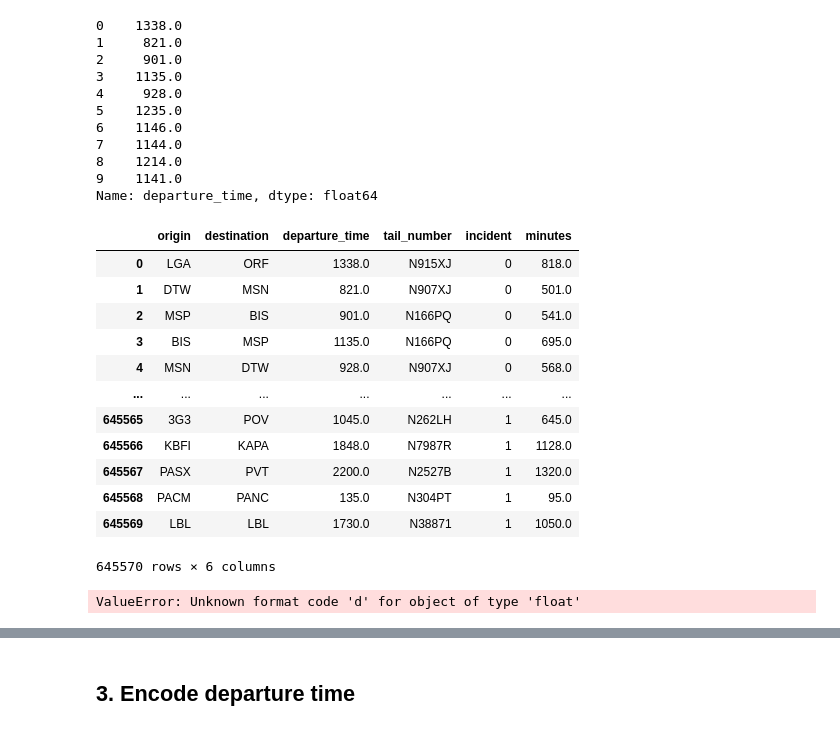
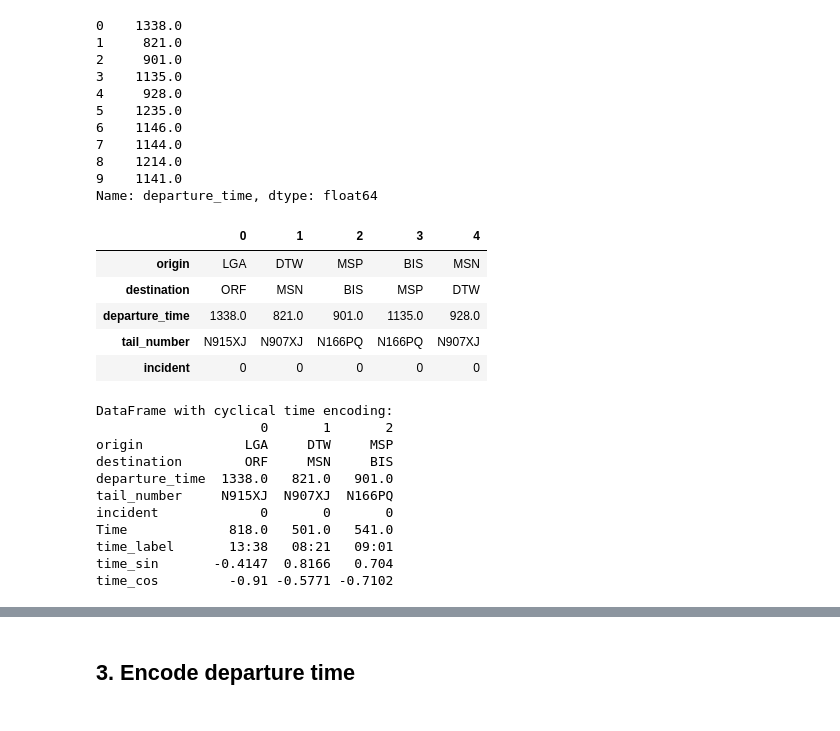
Before and after one commit to 4GeeksAcademy/maps-aviation_final_project, a Jupyter notebook: src/Madesh_02.ipynb, the cells around one changed output, grey strips where cells are left out. Cells and saved outputs as stored; diff of their text form; code cells hidden in the pictures.

```diff
--- a/src/Madesh_02.ipynb
+++ b/src/Madesh_02.ipynb
@@ -153,21 +153,14 @@ Name: departure_time, dtype: float64
 # %%
 cyclical_encoded_data_df = data_df.copy()
 
-cyclical_encoded_data_df
+cyclical_encoded_data_df.head().T
 # %% [output]
-|  | origin | destination | departure_time | tail_number | incident | minutes |
-| 0 | LGA | ORF | 1338.0 | N915XJ | 0 | 818.0 |
-| 1 | DTW | MSN | 821.0 | N907XJ | 0 | 501.0 |
-| 2 | MSP | BIS | 901.0 | N166PQ | 0 | 541.0 |
-| 3 | BIS | MSP | 1135.0 | N166PQ | 0 | 695.0 |
-| 4 | MSN | DTW | 928.0 | N907XJ | 0 | 568.0 |
-| ... | ... | ... | ... | ... | ... | ... |
-| 645565 | 3G3 | POV | 1045.0 | N262LH | 1 | 645.0 |
-| 645566 | KBFI | KAPA | 1848.0 | N7987R | 1 | 1128.0 |
-| 645567 | PASX | PVT | 2200.0 | N2527B | 1 | 1320.0 |
-| 645568 | PACM | PANC | 135.0 | N304PT | 1 | 95.0 |
-| 645569 | LBL | LBL | 1730.0 | N38871 | 1 | 1050.0 |
+|  | 0 | 1 | 2 | 3 | 4 |
+| origin | LGA | DTW | MSP | BIS | MSN |
+| destination | ORF | MSN | BIS | MSP | DTW |
+| departure_time | 1338.0 | 821.0 | 901.0 | 1135.0 | 928.0 |
+| tail_number | N915XJ | N907XJ | N166PQ | N166PQ | N907XJ |
+| incident | 0 | 0 | 0 | 0 | 0 |
-645570 rows × 6 columns
 # %%
 # Function to convert HHMM format to minutes since midnight
 def hhmm_to_minutes(hhmm):
@@ -177,41 +170,27 @@ def hhmm_to_minutes(hhmm):
     return hours * 60 + minutes
 
 # Add minutes since midnight column
-data_df['minutes'] = data_df['departure_time'].apply(hhmm_to_minutes)
+cyclical_encoded_data_df['Time'] = cyclical_encoded_data_df['departure_time'].apply(hhmm_to_minutes)
 
 # Add formatted time label for display
-data_df['time_label'] = data_df['departure_time'].apply(lambda x: f"{int(x)//100:02d}:{int(x)%100:02d}")
+cyclical_encoded_data_df['time_label'] = cyclical_encoded_data_df['departure_time'].apply(lambda x: f"{int(x)//100:02d}:{int(x)%100:02d}")
 
 # Apply cyclical encoding - add two new columns
-data_df['time_sin'] = np.sin(2 * np.pi * df['minutes'] / 1440)  # 1440 minutes in a day
-data_df['time_cos'] = np.cos(2 * np.pi * df['minutes'] / 1440)
+cyclical_encoded_data_df['time_sin'] = np.sin(2 * np.pi * cyclical_encoded_data_df['Time'] / 1440)  # 1440 minutes in a day
+cyclical_encoded_data_df['time_cos'] = np.cos(2 * np.pi * cyclical_encoded_data_df['Time'] / 1440)
 
 # Display the DataFrame with the new cyclical encoding columns
 print("DataFrame with cyclical time encoding:")
-print(data_df.round(4))
-
-# Visualize the encoding
-plt.figure(figsize=(10, 6))
-plt.scatter(data_df['time_sin'], data_df['time_cos'], c=range(len(df)), cmap='hsv', s=100)
-
-# Add labels for each point
-for i in data_df.index:
-    plt.annotate(f"{df.loc[i, 'hhmm']} ({df.loc[i, 'time_label']})",
-                 (df.loc[i, 'time_sin'], df.loc[i, 'time_cos']),
-                 xytext=(10, 5),
-                 textcoords='offset points')
-
-# Add reference circle and axes
-circle = plt.Circle((0, 0), 1, fill=False, color='gray', linestyle='--')
-plt.gca().add_patch(circle)
-plt.axhline(y=0, color='k', linestyle='-', alpha=0.3)
-plt.axvline(x=0, color='k', linestyle='-', alpha=0.3)
-plt.grid(True, alpha=0.3)
-plt.title('Cyclical Encoding of HHMM Time Format')
-plt.xlabel('sin(time)')
-plt.ylabel('cos(time)')
-plt.axis('equal')
-plt.tight_layout()
-plt.show()
+print(cyclical_encoded_data_df.head(3).round(4).T)
 # %% [output]
-ValueError: Unknown format code 'd' for object of type 'float'
+DataFrame with cyclical time encoding:
+                     0       1       2
+origin             LGA     DTW     MSP
+destination        ORF     MSN     BIS
+departure_time  1338.0   821.0   901.0
+tail_number     N915XJ  N907XJ  N166PQ
+incident             0       0       0
+Time             818.0   501.0   541.0
+time_label       13:38   08:21   09:01
+time_sin       -0.4147  0.8166   0.704
+time_cos         -0.91 -0.5771 -0.7102
```
Also changed, not shown: parts of 3 cells of this notebook.
